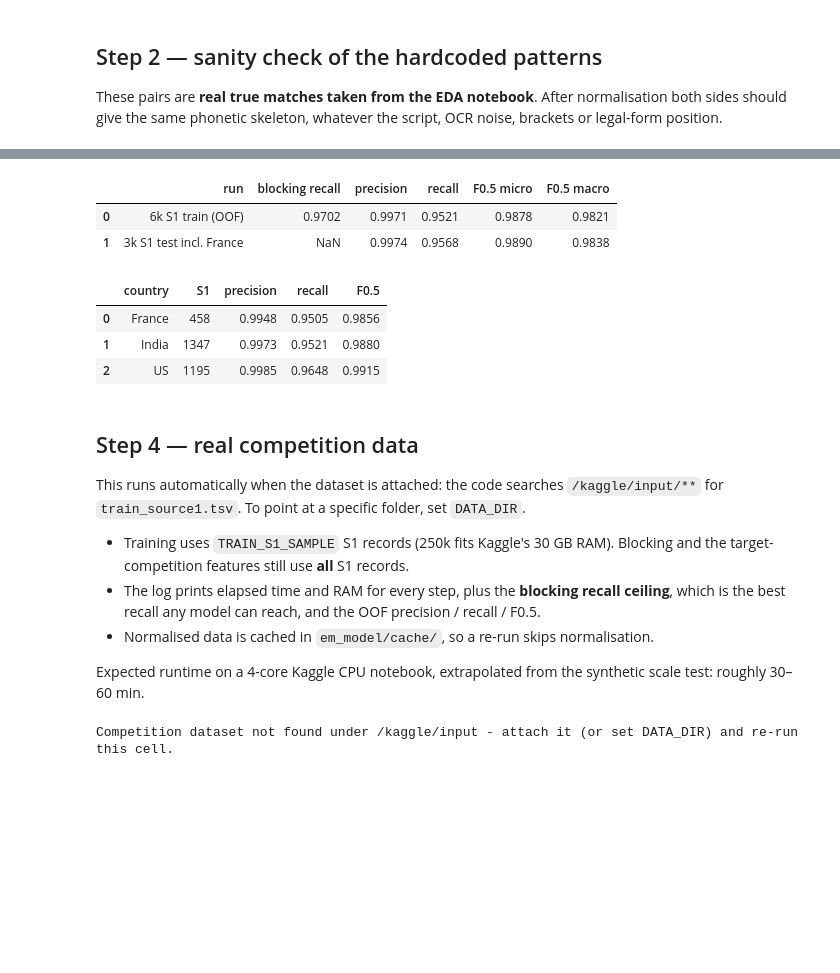
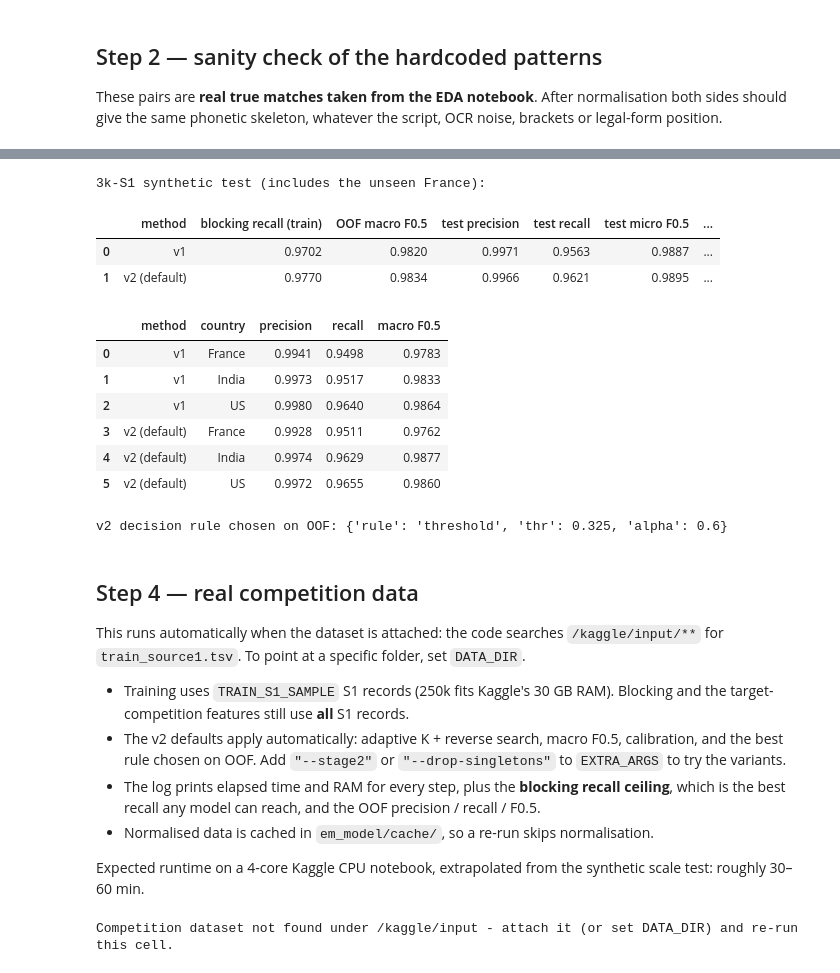
Before and after one commit to Rdshubham123/my-new, a Jupyter notebook: entity_matching_full.ipynb, the cells around one changed output, grey strips where cells are left out. Cells and saved outputs as stored; diff of their text form; code cells hidden in the pictures; blank space fills up the shorter version.

```diff
--- a/entity_matching_full.ipynb
+++ b/entity_matching_full.ipynb
@@ -2227,7 +2582,8 @@ These pairs are **real true matches taken from the EDA notebook**. After normali
 same phonetic skeleton, whatever the script, OCR noise, brackets or legal-form position.
 # %%
 import importlib, entity_matching
-for m in ["patterns", "normalize", "utils", "data", "blocking", "features", "metrics", "synth", "run"]:
+for m in ["patterns", "normalize", "utils", "data", "blocking", "features", "decision", "stage2",
+          "metrics", "synth", "run"]:
     importlib.reload(importlib.import_module(f"entity_matching.{m}"))
 
 import pandas as pd
@@ -2334,38 +2731,42 @@ test: S1=3,000 S2=6,650 S3=6,899 links=10,423
 # %%
 if RUN_DEMO:
     import json
     from entity_matching.data import gt_pairs, load_split
     from entity_matching.metrics import evaluate
-    conf = json.load(open("em_demo/config.json"))
-    sub = pd.read_csv("em_demo/submission_test.tsv", sep="\t", dtype=str, keep_default_na=False)
     s1_test, _, gt_test = load_split("synth_demo", "test")
-    res = evaluate(gt_pairs(sub), gt_pairs(gt_test), s1_test["entity_id"], beta=0.5)
-    summary = pd.DataFrame([
-        {"run": "6k S1 train (OOF)", "blocking recall": conf["blocking_recall"],
-         "precision": conf["oof"]["micro_precision"], "recall": conf["oof"]["micro_recall"],
-         "F0.5 micro": conf["oof"]["micro_fbeta"], "F0.5 macro": conf["oof"]["macro_fbeta"]},
-        {"run": "3k S1 test incl. France", "blocking recall": None,
-         "precision": res["micro_precision"], "recall": res["micro_recall"],
-         "F0.5 micro": res["micro_fbeta"], "F0.5 macro": res["macro_fbeta"]},
-    ])
-    # per-country breakdown of the test result
-    by_c = []
+    truth_test = gt_pairs(gt_test)
     ctry = s1_test.set_index("entity_id")["country"].astype(str)
-    for c in sorted(ctry.unique()):
-        ids = ctry.index[ctry == c]
-        m = evaluate(gt_pairs(sub), gt_pairs(gt_test), ids, beta=0.5)
-        by_c.append({"country": c, "S1": len(ids), "precision": m["micro_precision"],
-                     "recall": m["micro_recall"], "F0.5": m["micro_fbeta"]})
-    display(summary.round(4))
+    rows, by_c = [], []
+    for label, d in [("v1", "em_demo_v1"), ("v2 (default)", "em_demo")]:
+        conf = json.load(open(f"{d}/config.json"))
+        sub = pd.read_csv(f"{d}/submission_test.tsv", sep="\t", dtype=str, keep_default_na=False)
+        pred = gt_pairs(sub)
+        res = evaluate(pred, truth_test, s1_test["entity_id"], beta=0.5)
+        rows.append({"method": label, "blocking recall (train)": conf["blocking_recall"],
+                     "OOF macro F0.5": conf["oof"]["macro_fbeta"],
+                     "test precision": res["micro_precision"], "test recall": res["micro_recall"],
+                     "test micro F0.5": res["micro_fbeta"], "test macro F0.5": res["macro_fbeta"]})
+        for c in sorted(ctry.unique()):
+            m = evaluate(pred, truth_test, ctry.index[ctry == c], beta=0.5)
+            by_c.append({"method": label, "country": c, "precision": m["micro_precision"],
+                         "recall": m["micro_recall"], "macro F0.5": m["macro_fbeta"]})
+    print("3k-S1 synthetic test (includes the unseen France):")
+    display(pd.DataFrame(rows).round(4))
     display(pd.DataFrame(by_c).round(4))
+    print("v2 decision rule chosen on OOF:", json.load(open("em_demo/config.json"))["rule"])
 # %% [output]
+3k-S1 synthetic test (includes the unseen France):
-|  | run | blocking recall | precision | recall | F0.5 micro | F0.5 macro |
-| 0 | 6k S1 train (OOF) | 0.9702 | 0.9971 | 0.9521 | 0.9878 | 0.9821 |
-| 1 | 3k S1 test incl. France | NaN | 0.9974 | 0.9568 | 0.9890 | 0.9838 |
+|  | method | blocking recall (train) | OOF macro F0.5 | test precision | test recall | test micro F0.5 | ... |
+| 0 | v1 | 0.9702 | 0.9820 | 0.9971 | 0.9563 | 0.9887 | ... |
+| 1 | v2 (default) | 0.9770 | 0.9834 | 0.9966 | 0.9621 | 0.9895 | ... |
-|  | country | S1 | precision | recall | F0.5 |
-| 0 | France | 458 | 0.9948 | 0.9505 | 0.9856 |
-| 1 | India | 1347 | 0.9973 | 0.9521 | 0.9880 |
-| 2 | US | 1195 | 0.9985 | 0.9648 | 0.9915 |
+|  | method | country | precision | recall | macro F0.5 |
+| 0 | v1 | France | 0.9941 | 0.9498 | 0.9783 |
+| 1 | v1 | India | 0.9973 | 0.9517 | 0.9833 |
+| 2 | v1 | US | 0.9980 | 0.9640 | 0.9864 |
+| 3 | v2 (default) | France | 0.9928 | 0.9511 | 0.9762 |
+| 4 | v2 (default) | India | 0.9974 | 0.9629 | 0.9877 |
+| 5 | v2 (default) | US | 0.9972 | 0.9655 | 0.9860 |
+v2 decision rule chosen on OOF: {'rule': 'threshold', 'thr': 0.325, 'alpha': 0.6}
 # %% [markdown]
 ## Step 4 — real competition data
 This runs automatically when the dataset is attached: the code searches `/kaggle/input/**` for `train_source1.tsv`.
@@ -2373,6 +2774,8 @@ To point at a specific folder, set `DATA_DIR`.
 
 - Training uses `TRAIN_S1_SAMPLE` S1 records (250k fits Kaggle's 30 GB RAM). Blocking and the
   target-competition features still use **all** S1 records.
+- The v2 defaults apply automatically: adaptive K + reverse search, macro F0.5, calibration, and the best rule
+  chosen on OOF. Add `"--stage2"` or `"--drop-singletons"` to `EXTRA_ARGS` to try the variants.
 - The log prints elapsed time and RAM for every step, plus the **blocking recall ceiling**, which is the best
   recall any model can reach, and the OOF precision / recall / F0.5.
 - Normalised data is cached in `em_model/cache/`, so a re-run skips normalisation.
```
Also changed, not shown: parts of 11 cells of this notebook, 3 other files.
